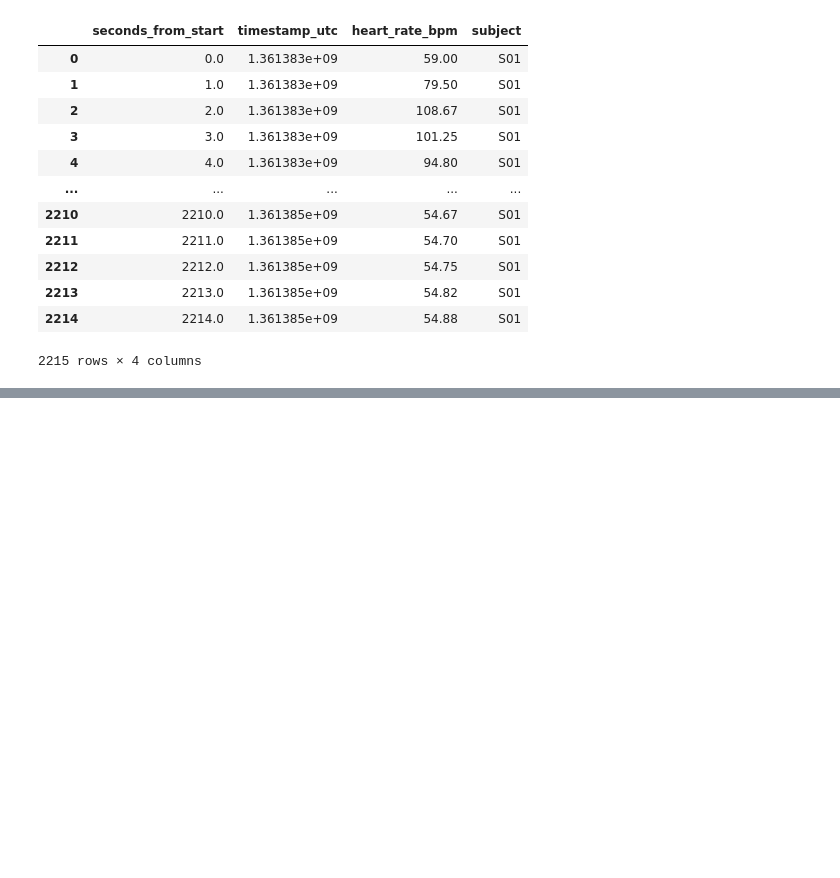
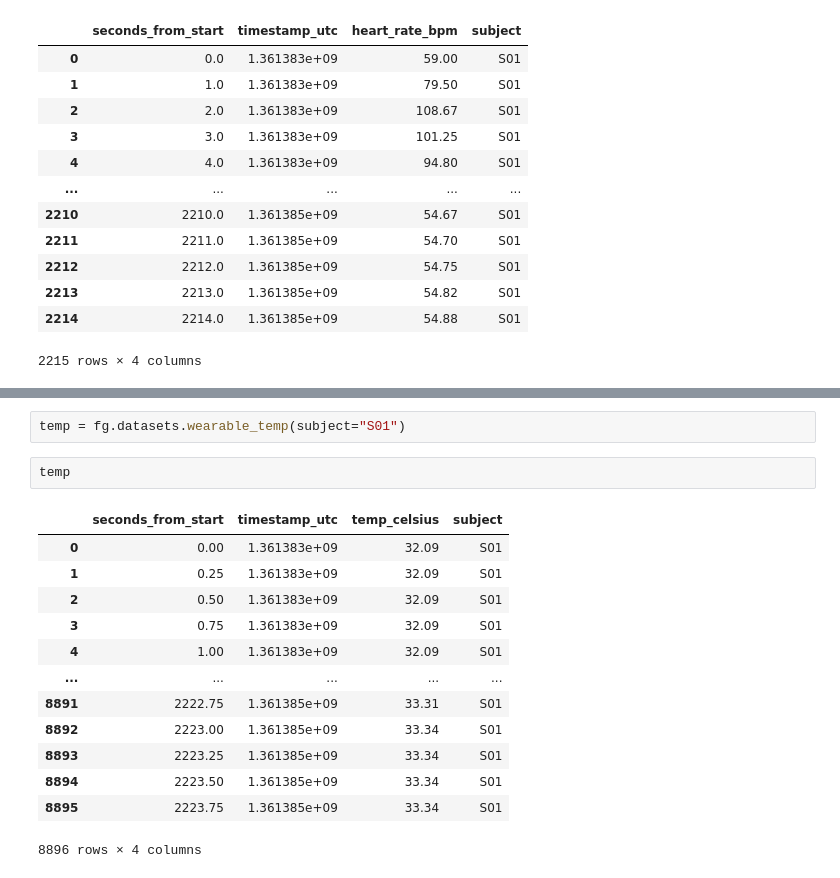
Before and after one commit to featuregraph/featuregraph-core, a Jupyter notebook: notebooks/wearable_demo.ipynb, the cells around one changed output, grey strips where cells are left out. Cells and saved outputs as stored; diff of their text form; blank space fills up the shorter version.

```diff
--- a/notebooks/wearable_demo.ipynb
+++ b/notebooks/wearable_demo.ipynb
@@ -49,0 +81,18 @@ fg.plot(hr, [['heart_rate_bpm'],
+# %%
+temp = fg.datasets.wearable_temp(subject="S01")
+# %%
+temp
+# %% [output]
+|  | seconds_from_start | timestamp_utc | temp_celsius | subject |
+| 0 | 0.00 | 1.361383e+09 | 32.09 | S01 |
+| 1 | 0.25 | 1.361383e+09 | 32.09 | S01 |
+| 2 | 0.50 | 1.361383e+09 | 32.09 | S01 |
+| 3 | 0.75 | 1.361383e+09 | 32.09 | S01 |
+| 4 | 1.00 | 1.361383e+09 | 32.09 | S01 |
+| ... | ... | ... | ... | ... |
+| 8891 | 2222.75 | 1.361385e+09 | 33.31 | S01 |
+| 8892 | 2223.00 | 1.361385e+09 | 33.34 | S01 |
+| 8893 | 2223.25 | 1.361385e+09 | 33.34 | S01 |
+| 8894 | 2223.50 | 1.361385e+09 | 33.34 | S01 |
+| 8895 | 2223.75 | 1.361385e+09 | 33.34 | S01 |
+8896 rows × 4 columns
```
Also changed, not shown: parts of 5 cells of this notebook, 3 other files.
